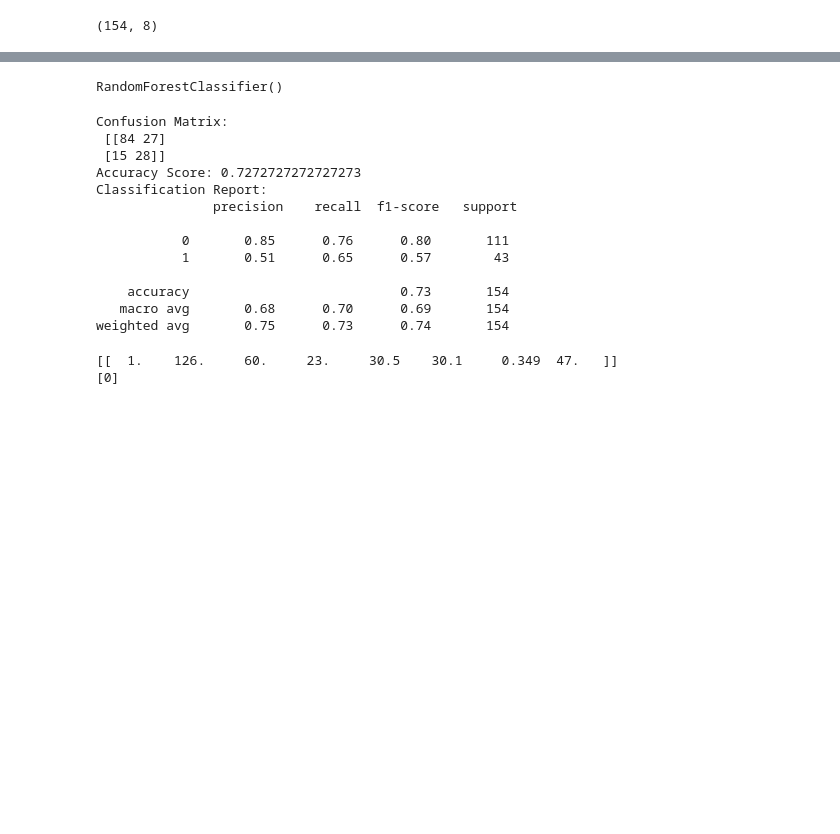
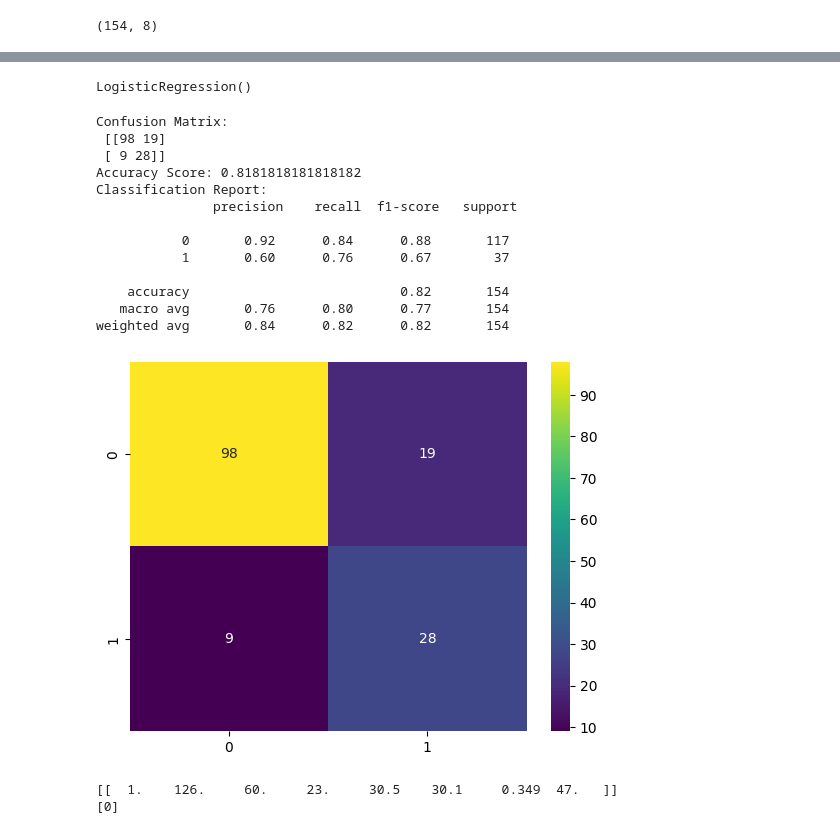
Before and after one commit to SaqlainKalokhe/Diabetes_Prediction, a Jupyter notebook: Diabetes.ipynb, the cells around one changed output, grey strips where cells are left out. Saved outputs shown, nothing was run; the diff lists cells and outputs as text; code cells hidden in the pictures; blank space fills up the shorter version.

```diff
--- a/Diabetes.ipynb
+++ b/Diabetes.ipynb
@@ -321,31 +321,34 @@ for  model in model_list:
 # grid.fit(x_train,y_train)
 # %%
 #Training the model
-clf = RandomForestClassifier()
+clf = LogisticRegression()
 clf.fit(x_train , y_train)
 # %% [output]
-RandomForestClassifier()
+LogisticRegression()
 # %%
 y_pred = clf.predict(x_test)
 # %%
 print(f"Confusion Matrix: \n {confusion_matrix(y_pred , y_test)}")
+sns.heatmap(confusion_matrix(y_pred , y_test), annot = True , cmap = "viridis")
+#cmap = "viridis" to change the color of the heatmap
 
 print(f"Accuracy Score: {accuracy_score(y_pred , y_test)}")
 print(f"Classification Report: \n {classification_report(y_pred , y_test)}")
 # %% [output]
 Confusion Matrix:
- [[84 27]
- [15 28]]
-Accuracy Score: 0.7272727272727273
+ [[98 19]
+ [ 9 28]]
+Accuracy Score: 0.8181818181818182
 Classification Report:
                precision    recall  f1-score   support
 
-           0       0.85      0.76      0.80       111
-           1       0.51      0.65      0.57        43
+           0       0.92      0.84      0.88       117
+           1       0.60      0.76      0.67        37
 
-    accuracy                           0.73       154
-   macro avg       0.68      0.70      0.69       154
-weighted avg       0.75      0.73      0.74       154
+    accuracy                           0.82       154
+   macro avg       0.76      0.80      0.77       154
+weighted avg       0.84      0.82      0.82       154
+[figure, added]
 # %%
 #pickling our model to make api
 import pickle
```
Also changed, not shown: parts of 7 cells of this notebook, 2 other files.
